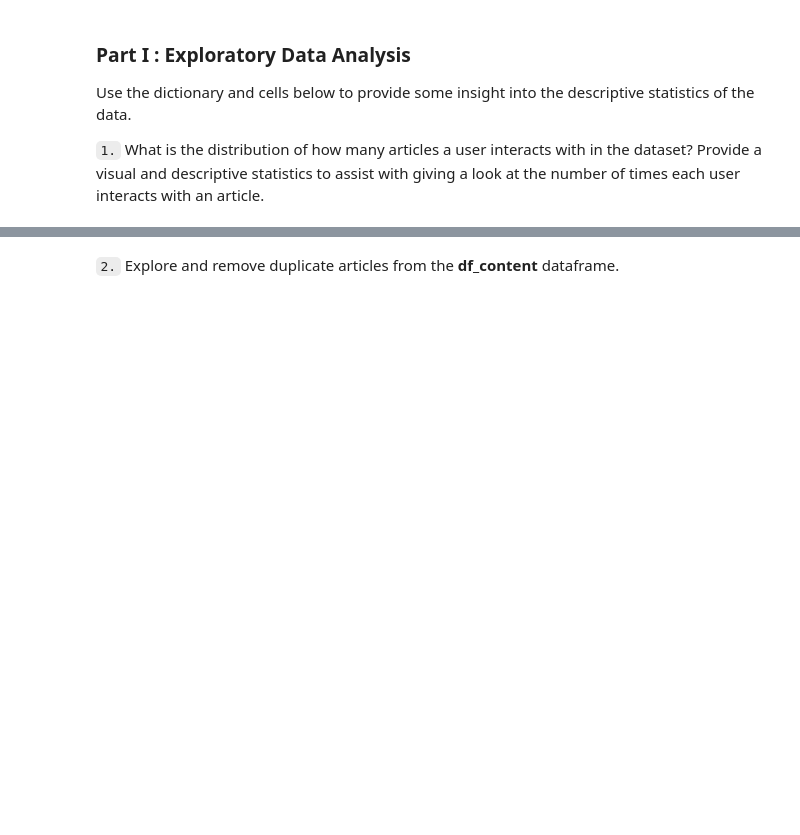
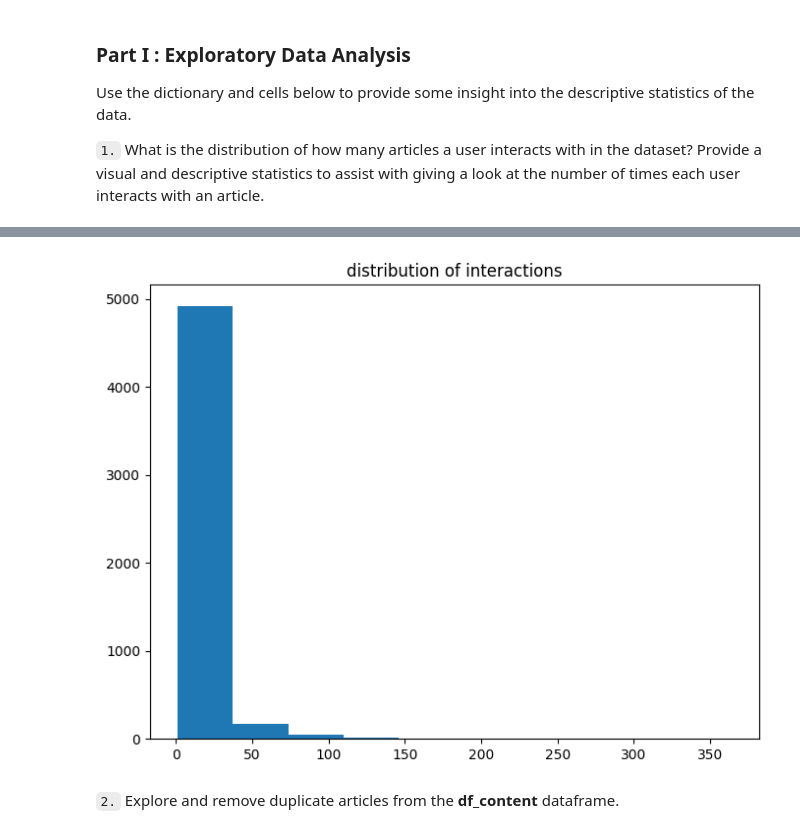
Before and after one commit to LucasGuiraldelli/Recommendations-with-IBM, a Jupyter notebook: Recommendations_with_IBM.ipynb, the cells around one changed output, grey strips where cells are left out. Drawn from its saved outputs; the diff is of its cells as text; code cells hidden in the pictures; blank space fills up the shorter version.

```diff
--- a/Recommendations_with_IBM.ipynb
+++ b/Recommendations_with_IBM.ipynb
@@ -58,3 +58,6 @@ df_content.head()
 Use the dictionary and cells below to provide some insight into the descriptive statistics of the data.
 
 `1.` What is the distribution of how many articles a user interacts with in the dataset?  Provide a visual and descriptive statistics to assist with giving a look at the number of times each user interacts with an article.
+# %%
+user_item_interaction = df.groupby("email")['article_id'].count()
+user_item_interaction.describe()
@@ -61,3 +74,10 @@ Use the dictionary and cells below to provide some insight into the descriptive
+# %%
+fig, ax = plt.subplots(figsize=(8,6))
+ax.hist(user_item_interaction)
+ax.set_title('distribution of interactions')
+plt.show();
+# %% [output]
+[figure, added]
 # %%
 # Fill in the median and maximum number of user_article interactios below
 
```
Also changed, not shown: parts of 1 cell of this notebook.
